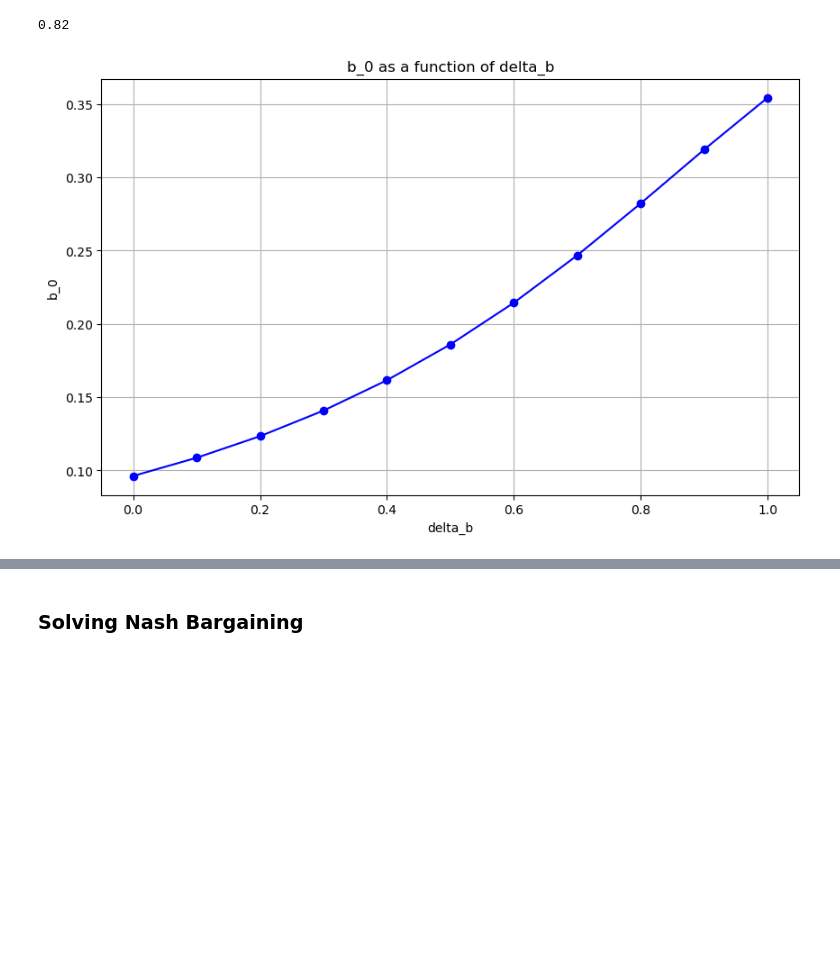
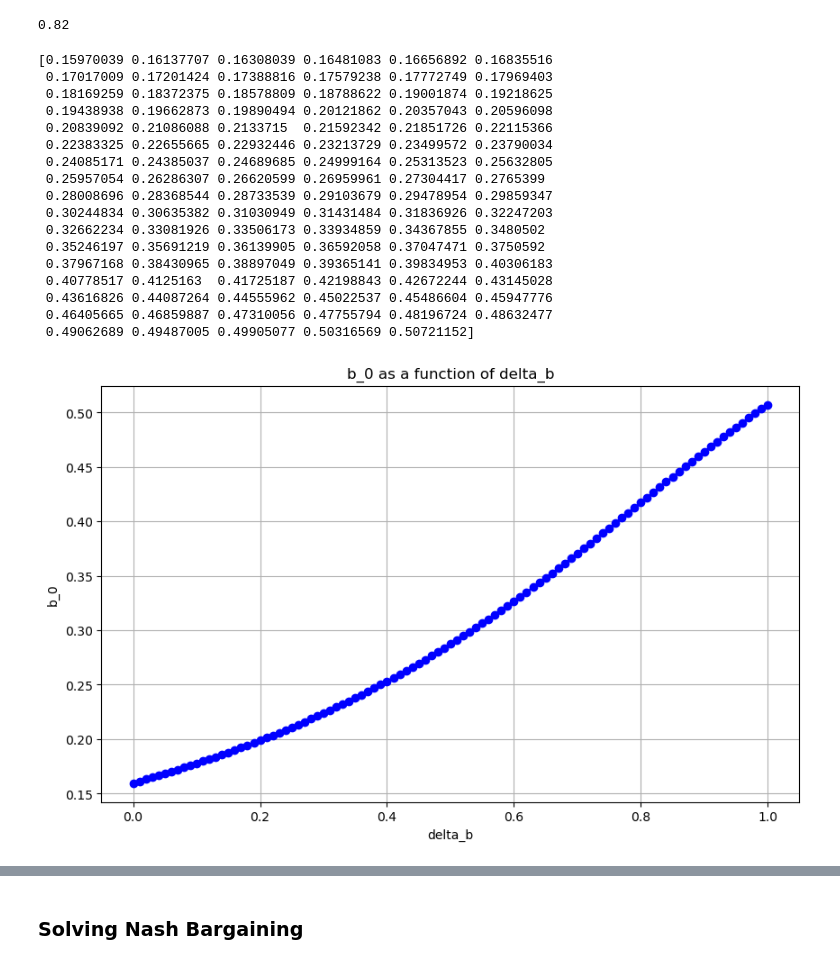
Before and after one commit to maude04/Calibration_macro_Udara, a Jupyter notebook: code/Udara_calibration_code.ipynb, the cells around one changed output, grey strips where cells are left out. Saved outputs shown, nothing was run; the diff lists cells and outputs as text; code cells hidden in the pictures; blank space fills up the shorter version.

```diff
--- a/code/Udara_calibration_code.ipynb
+++ b/code/Udara_calibration_code.ipynb
@@ -128,7 +130,18 @@ df_classification = df_classification[['Code', 'Income group']]
 df_merged = pd.merge(df_growth, df_classification, left_on='Country Code', right_on='Code')
 
 # keep only if income group is "Low income" or "Lower middle income"
-df_merged = df_merged[(df_merged['Income group'] == 'Low income') | (df_merged['Income group'] == 'Lower middle income') | (df_merged['Income group'] == 'Upper middle income')| (df_merged['Income group'] == 'High income')]
+df_merged = df_merged[(df_merged['Income group'] == 'Upper middle income')]
 
 print(df_merged['average'].describe())
+
+# Find the percentile rank of the Argentinian average GDP growth
+average_ARG = df_merged.loc[df_merged['Country Code'] == "ARG", 'average'].values
+percentile_rank = percentileofscore(df_merged['average'], average_ARG)
+
+print(percentile_rank)
+
+# Calculate the 90th percentile of the 'average' column
+growth_h = np.percentile(df_merged['average'], 100-percentile_rank/1.5)
+
+growth_h
 # %% [output]
@@ -150,9 +165,11 @@ I will calibrate the bargaining power of the sovereign θ
 
 beta = 0.82                      # time discount factor
 sigma = 2                        # risk aversion coefficient
-g_l = percentile_25/100          # growth rate of the low state
-g_h = percentile_75/100          # growth rate of the high state (should take evidence from countries doing well)
+g_l = (1+average_ARG/100)**5-1   # growth rate of the low state
+g_h = (1+growth_h/100)**5-1      # growth rate of the high state (should take evidence from countries doing well)
 y_0 = 1                          # output in time 0
-y_l = 1+0                     # output of the low state
-y_h = 1+0.34                   # output of the high state
+y_l = 1+g_l                      # output of the low state
+y_h = 1+g_h                      # output of the high state
 kappa = 0.32                     # loss of output (quarterly 2%)
+
+print(g_l, g_h)
@@ -159,8 +178,8 @@ kappa = 0.32                     # loss of output (quarterly 2%)
 # %%
 # Creation of grid for the believed haircut and for the bargaining power
 
-delta_b = np.linspace(0, 1, 11) # to change later for 101 instead of 11
-theta = np.linspace(0, 1, 11)
+delta_b = np.linspace(0, 1, 101) # to change later for 101 instead of 11
+theta = np.linspace(0, 1, 101)
 # %% [markdown]
 ### Solving Household Problem
 # %%
@@ -179,35 +213,52 @@ def HH_foc_b0(b_0, delta_b, q_0):
     LHS = (2-delta_b)*(y_0 + q_0*b_0 )**(-sigma)
     RHS_1 = (1-delta_b)*(y_l + beta*(1-delta_b)/(1+beta)*b_0 - (1-delta_b)*b_0)**(-sigma)
     RHS_2 = (y_h-b_0/(1+beta))**(-sigma)
     return LHS - RHS_1 - RHS_2
 
 # Initial guess for the root
 initial_guess = 0.5
 
 # Vectorized function to solve for the root for each combination of delta_b and q_0
 def solve_for_roots(delta_b, q_0, initial_guess):
     # Define a wrapper function for fsolve that only takes b_0 as input
     def wrapper(delta_b, q_0):
         return fsolve(HH_foc_b0, initial_guess, args=(delta_b, q_0))[0]
 
     # Apply the wrapper function to each combination of delta_b and q_0
     b_0 = np.array([wrapper(delta_b, q_0) for delta_b, q_0 in zip(delta_b, q_0)])
     return b_0
 
 # Solve for the roots
 b_0 = solve_for_roots(delta_b, q_0, initial_guess)
-b_0
+print(b_0)
 
 # Plot b_0 as a function of delta_b
 plt.figure(figsize=(10, 6))
 plt.plot(delta_b, b_0, marker='o', linestyle='-', color='b')
 plt.xlabel('delta_b')
 plt.ylabel('b_0')
 plt.title('b_0 as a function of delta_b')
 plt.grid(True)
 plt.show()
 # %% [output]
+[0.15970039 0.16137707 0.16308039 0.16481083 0.16656892 0.16835516
+ 0.17017009 0.17201424 0.17388816 0.17579238 0.17772749 0.17969403
+ 0.18169259 0.18372375 0.18578809 0.18788622 0.19001874 0.19218625
+ 0.19438938 0.19662873 0.19890494 0.20121862 0.20357043 0.20596098
+ 0.20839092 0.21086088 0.2133715  0.21592342 0.21851726 0.22115366
+ 0.22383325 0.22655665 0.22932446 0.23213729 0.23499572 0.23790034
+ 0.24085171 0.24385037 0.24689685 0.24999164 0.25313523 0.25632805
+ 0.25957054 0.26286307 0.26620599 0.26959961 0.27304417 0.2765399
+ 0.28008696 0.28368544 0.28733539 0.29103679 0.29478954 0.29859347
+ 0.30244834 0.30635382 0.31030949 0.31431484 0.31836926 0.32247203
+ 0.32662234 0.33081926 0.33506173 0.33934859 0.34367855 0.3480502
+ 0.35246197 0.35691219 0.36139905 0.36592058 0.37047471 0.3750592
+ 0.37967168 0.38430965 0.38897049 0.39365141 0.39834953 0.40306183
+ 0.40778517 0.4125163  0.41725187 0.42198843 0.42672244 0.43145028
+ 0.43616826 0.44087264 0.44555962 0.45022537 0.45486604 0.45947776
+ 0.46405665 0.46859887 0.47310056 0.47755794 0.48196724 0.48632477
+ 0.49062689 0.49487005 0.49905077 0.50316569 0.50721152]
-[figure, old version]
+[figure, new version]
 # %%
 # consumption in time 0, c_0
 
```
Also changed, not shown: parts of 10 cells of this notebook, 1 other file.
